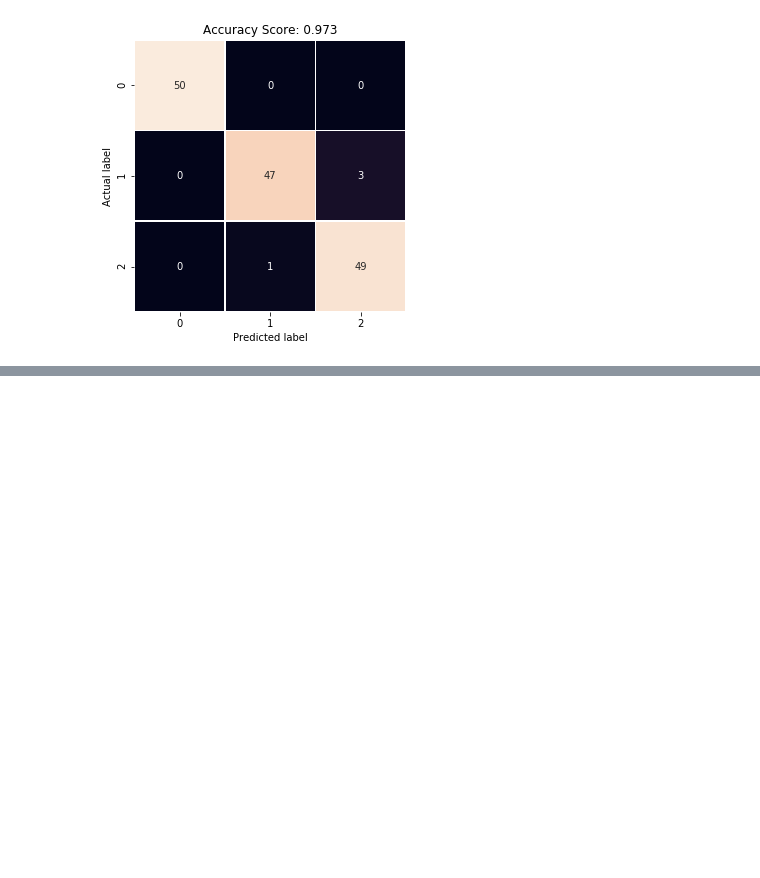
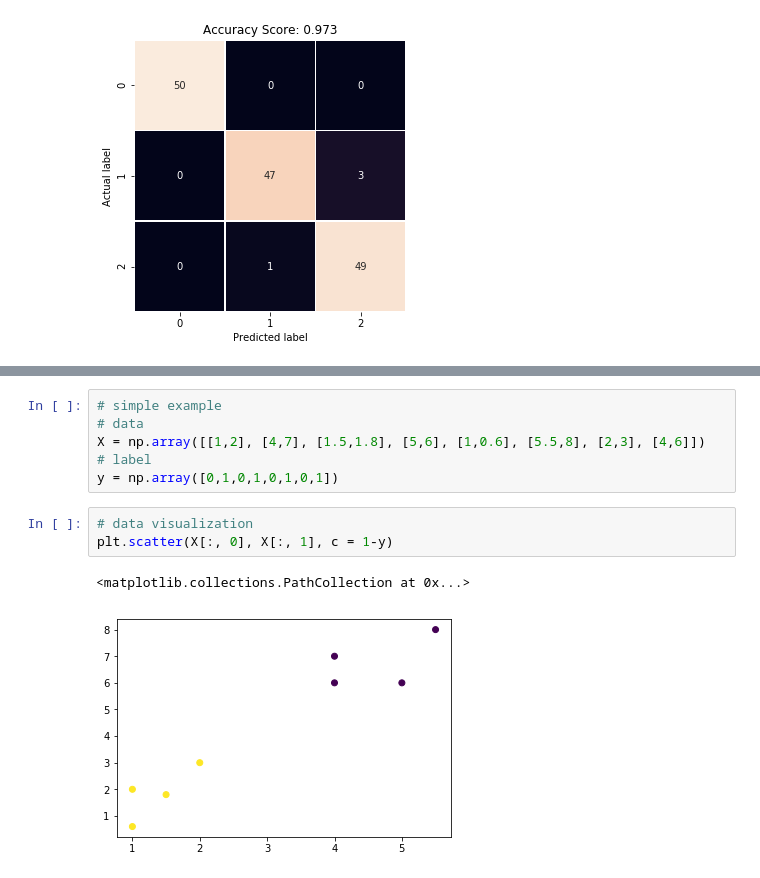
Before and after one commit to nguyenbh1507/Example_notebooks, a Jupyter notebook: Top ML Algorithms.ipynb, the cells around one changed output, grey strips where cells are left out. Saved outputs shown, nothing was run; the diff lists cells and outputs as text; blank space fills up the shorter version.

```diff
--- a/Top ML Algorithms.ipynb
+++ b/Top ML Algorithms.ipynb
@@ -680,0 +863,12 @@ graph
+# %%
+# simple example
+# data
+X = np.array([[1,2], [4,7], [1.5,1.8], [5,6], [1,0.6], [5.5,8], [2,3], [4,6]])
+# label
+y = np.array([0,1,0,1,0,1,0,1])
+# %%
+# data visualization
+plt.scatter(X[:, 0], X[:, 1], c = 1-y)
+# %% [output]
+<matplotlib.collections.PathCollection at 0x...>
+[figure, added]
```
Also changed, not shown: parts of 45 cells of this notebook.
